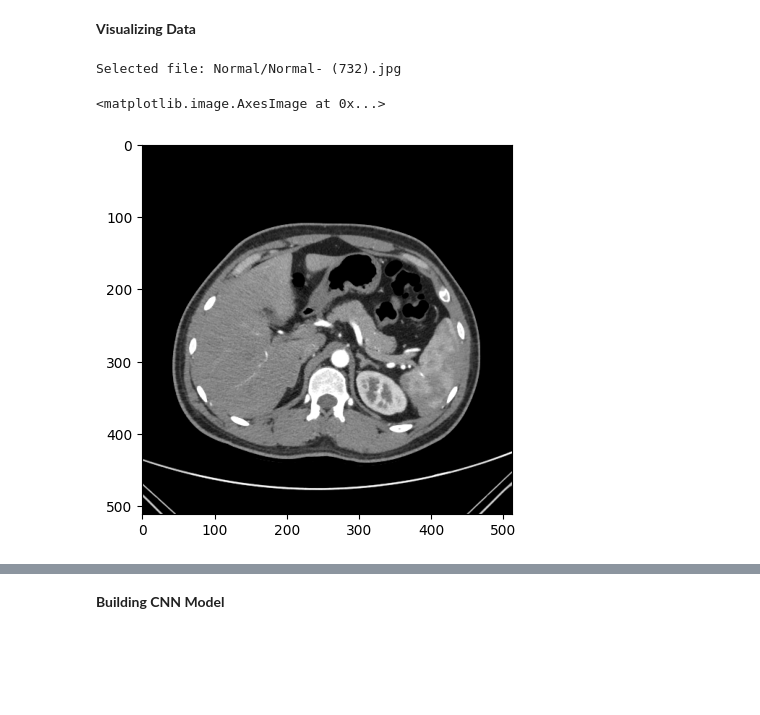
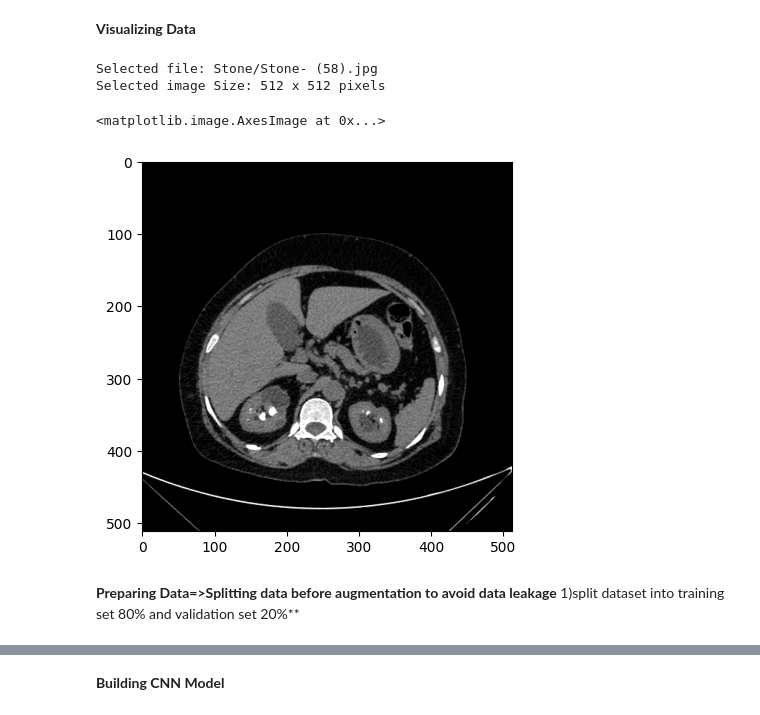
Before and after one commit to Prachiy031/FinalYearProject, a Jupyter notebook: ksdImple.ipynb, the cells around one changed output, grey strips where cells are left out. Saved outputs shown, nothing was run; the diff lists cells and outputs as text; code cells hidden in the pictures; blank space fills up the shorter version.

```diff
--- a/ksdImple.ipynb
+++ b/ksdImple.ipynb
@@ -119,11 +117,26 @@ There are total 2000 normal and 1000 stone images in dataset
 # %% [markdown]
 **Visualizing Data**
 # %%
+from PIL import Image    #for displaying image size
+
+
 sample = random.choice(filenames)    #selects random file from filenames list
 print("Selected file:", sample)       #selected file
-image = load_img("/content/drive/MyDrive/ImplementationFinalProject/CT_images/Train/"+sample)       #reads an image (keras utility function)
+image_path = f"/content/drive/MyDrive/ImplementationFinalProject/CT_images/Train/{sample}"    #image path
+image = load_img(image_path)       #reads an image (keras utility function)
+
+# Open the image using PIL to get its size
+with Image.open(image_path) as img:
+    width, height = img.size
+    print(f"Selected image Size: {width} x {height} pixels")
+
+
 plt.imshow(image)  #renders an image in colab (matplotlib)
 # %% [output]
-Selected file: Normal/Normal- (732).jpg
+Selected file: Stone/Stone- (58).jpg
+Selected image Size: 512 x 512 pixels
 <matplotlib.image.AxesImage at 0x...>
-[figure, old version]
+[figure, new version]
+# %% [markdown]
+**Preparing Data=>Splitting data before augmentation to avoid data leakage**
+1)split dataset into training set 80% and validation set 20%**
```
Also changed, not shown: parts of 55 cells of this notebook.
